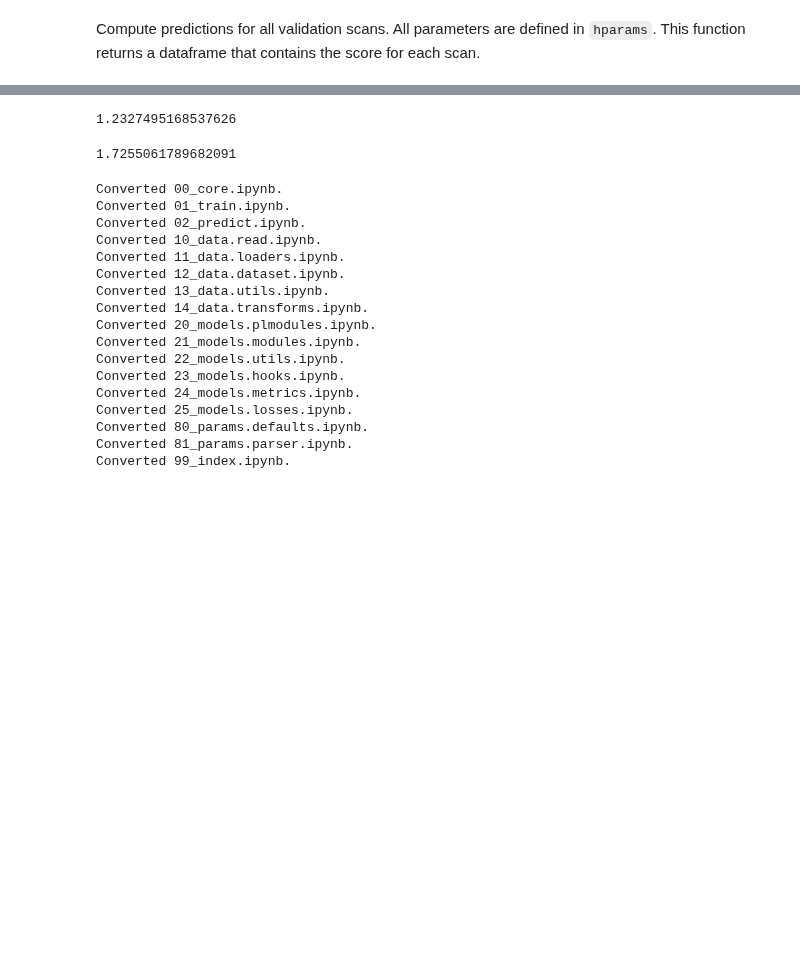
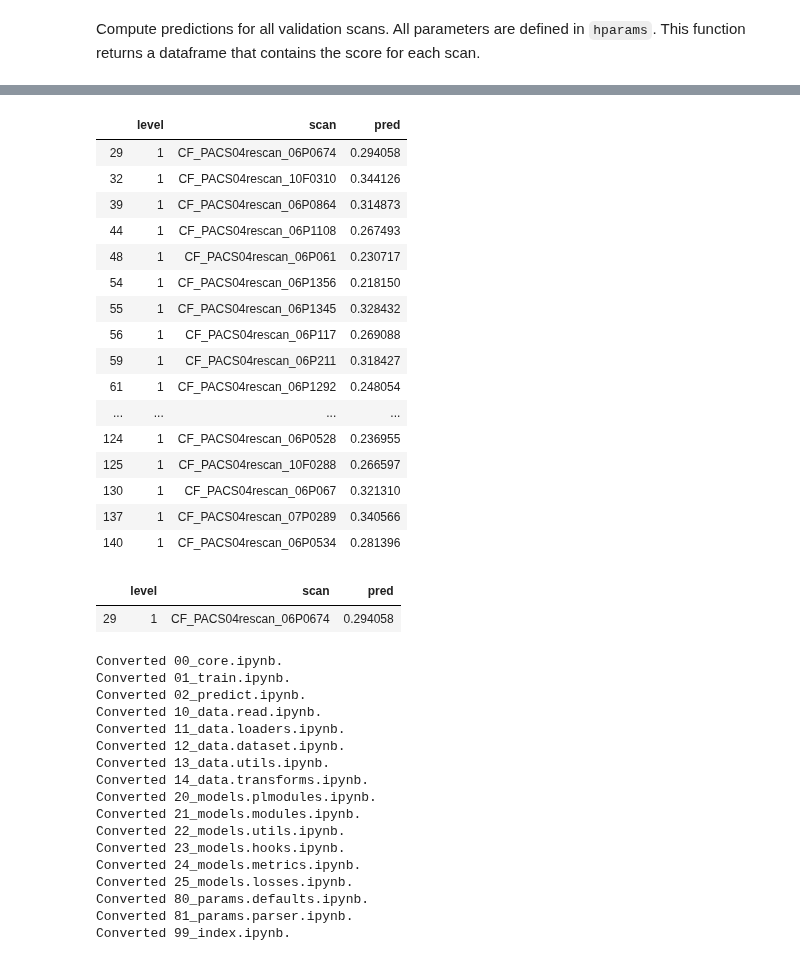
Before and after one commit to schwobr/grade_classif, a Jupyter notebook: nbs/02_predict.ipynb, the cells around one changed output, grey strips where cells are left out. Saved outputs shown, nothing was run; the diff lists cells and outputs as text; code cells hidden in the pictures; blank space fills up the shorter version.

```diff
--- a/nbs/02_predict.ipynb
+++ b/nbs/02_predict.ipynb
@@ -151,11 +143,32 @@ tp, fp, tn, fn = plot_metrics(hparams, df)
-# %%
-(8e6/(15*1e5))**(1/8)
-# %% [output]
-1.2327495168537626
-# %%
-1.23*15**(1/(2*(5-1)))
-# %% [output]
-1.7255061789682091
+# %%
+scan_df = pd.read_csv(hparams.data_csv, header='infer')
+# %%
+group_df = get_groups(scan_df, df, thr=0.35)
+# %%
+df[df['scan'].isin(group_df.loc[group_df['group'] == 'false_1', 'scan'])]
+# %% [output]
+|  | level | scan | pred |
+| 29 | 1 | CF_PACS04rescan_06P0674 | 0.294058 |
+| 32 | 1 | CF_PACS04rescan_10F0310 | 0.344126 |
+| 39 | 1 | CF_PACS04rescan_06P0864 | 0.314873 |
+| 44 | 1 | CF_PACS04rescan_06P1108 | 0.267493 |
+| 48 | 1 | CF_PACS04rescan_06P061 | 0.230717 |
+| 54 | 1 | CF_PACS04rescan_06P1356 | 0.218150 |
+| 55 | 1 | CF_PACS04rescan_06P1345 | 0.328432 |
+| 56 | 1 | CF_PACS04rescan_06P117 | 0.269088 |
+| 59 | 1 | CF_PACS04rescan_06P211 | 0.318427 |
+| 61 | 1 | CF_PACS04rescan_06P1292 | 0.248054 |
+| ... | ... | ... | ... |
+| 124 | 1 | CF_PACS04rescan_06P0528 | 0.236955 |
+| 125 | 1 | CF_PACS04rescan_10F0288 | 0.266597 |
+| 130 | 1 | CF_PACS04rescan_06P067 | 0.321310 |
+| 137 | 1 | CF_PACS04rescan_07P0289 | 0.340566 |
+| 140 | 1 | CF_PACS04rescan_06P0534 | 0.281396 |
+# %%
+df.loc[df['scan']=='CF_PACS04rescan_06P0674']
+# %% [output]
+|  | level | scan | pred |
+| 29 | 1 | CF_PACS04rescan_06P0674 | 0.294058 |
 # %%
 #hide
 from nbdev.export import notebook2script
```
Also changed, not shown: parts of 3 cells of this notebook, 11 other files.
